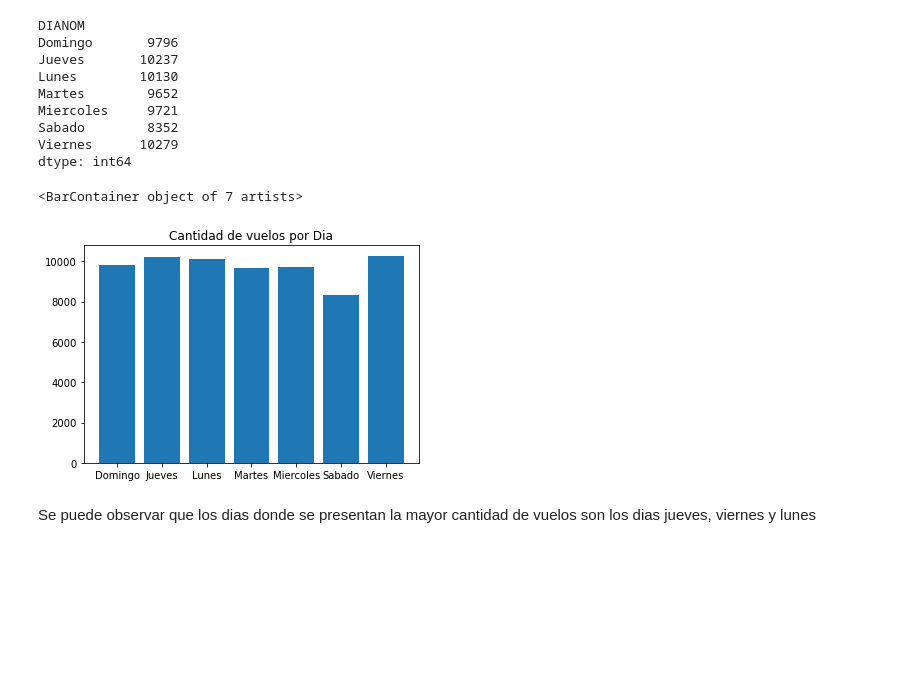
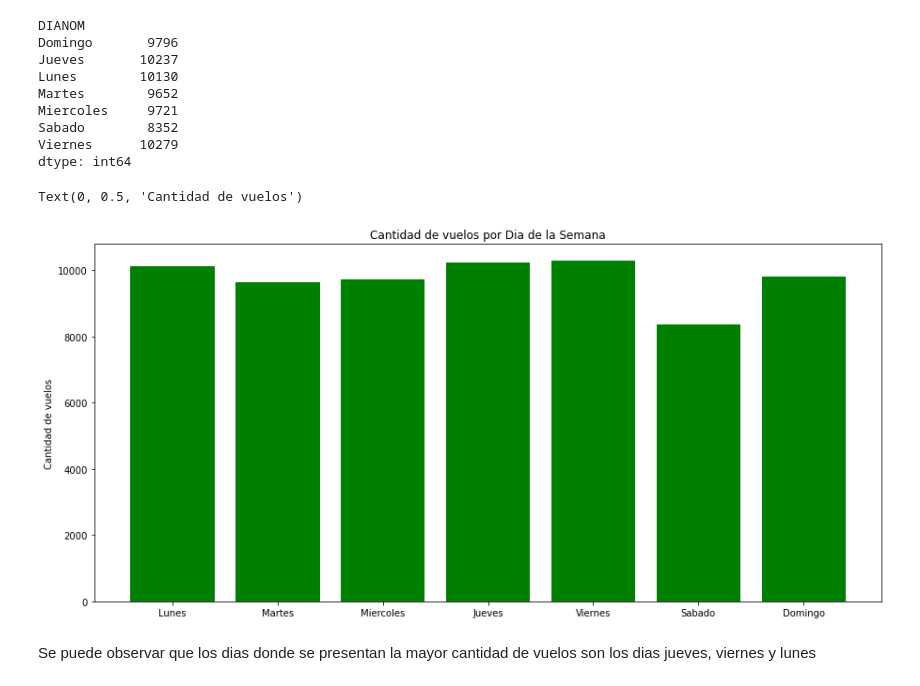
Before and after one commit to Danilo22m/Prueba-LATAM, a Jupyter notebook: solution.ipynb, the cells around one changed output. Saved outputs shown, nothing was run; the diff lists cells and outputs as text; code cells hidden in the pictures; blank space fills up the shorter version.

```diff
--- a/solution.ipynb
+++ b/solution.ipynb
@@ -75,13 +75,16 @@ Miercoles     9721
 Sabado        8352
 Viernes      10279
 dtype: int64
-# %%
-dia=pd.DataFrame({'count' : base.groupby("DIANOM").size()}).reset_index()
-pyplot.title("Cantidad de vuelos por Dia")
-pyplot.bar(dia["DIANOM"], height=dia["count"])
-# %% [output]
-<BarContainer object of 7 artists>
-[figure, removed]
+# %%
+dia = ["Lunes", "Martes", "Miercoles", "Jueves", "Viernes", "Sabado", "Domingo"]
+valores= [10130,9652,9721,10237,10279,8352,9796]
+pyplot.figure(figsize=(15,7))
+pyplot.title("Cantidad de vuelos por Dia de la Semana")
+pyplot.bar(dia, height=valores, color="green")
+pyplot.ylabel("Cantidad de vuelos")
+# %% [output]
+Text(0, 0.5, 'Cantidad de vuelos')
+[figure, added]
 # %% [markdown]
 Se puede observar que los dias donde se presentan la mayor cantidad de vuelos son los dias jueves, viernes y lunes
 # %%
```
Also changed, not shown: parts of 17 cells of this notebook, 1 other file.
